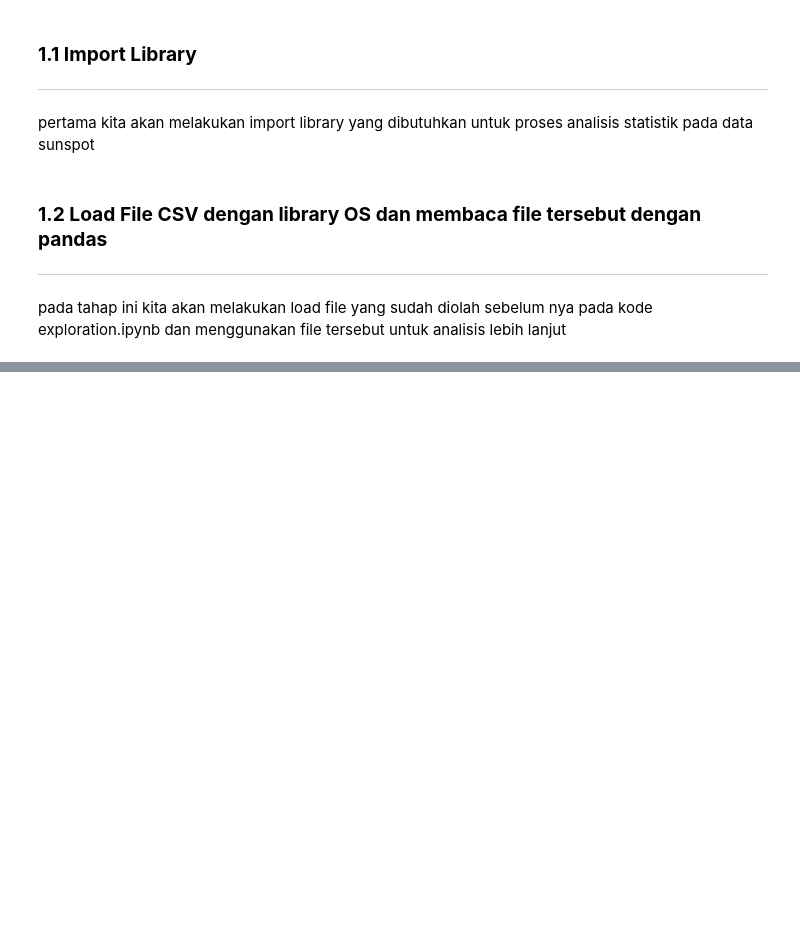
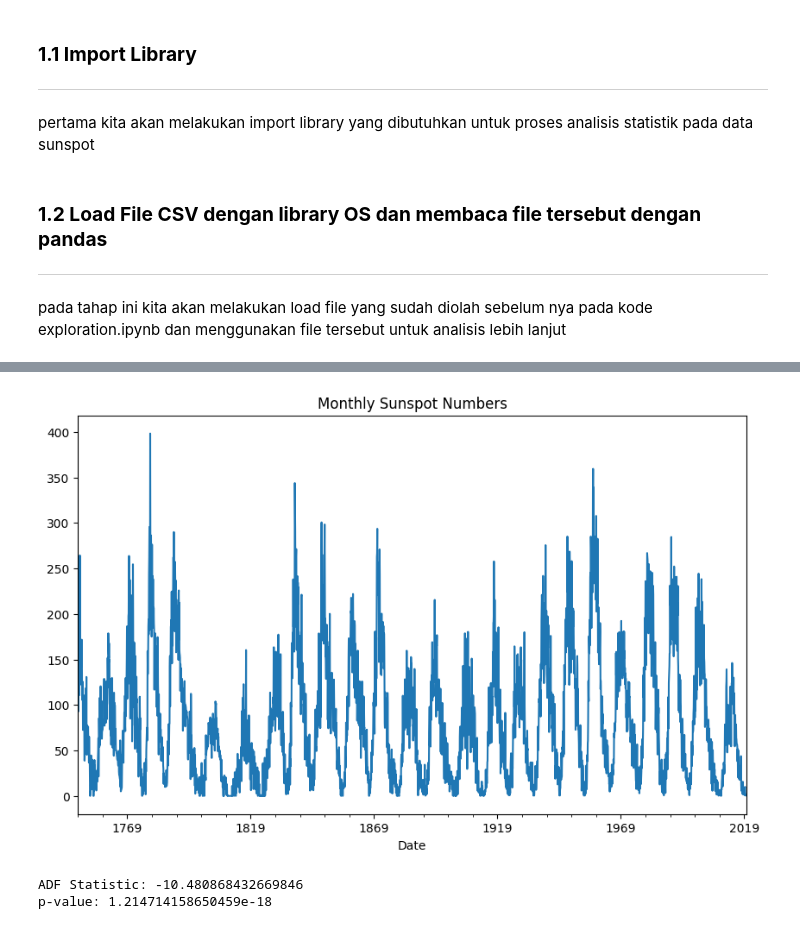
Before and after one commit to BlackBox-Ops/DS-Time-Series-Sunspot, a Jupyter notebook: notebooks/02_statistical_analyst.ipynb, the cells around one changed output, grey strips where cells are left out. Drawn from its saved outputs; the diff is of its cells as text; code cells hidden in the pictures; blank space fills up the shorter version.

```diff
--- a/notebooks/02_statistical_analyst.ipynb
+++ b/notebooks/02_statistical_analyst.ipynb
@@ -53,0 +95,12 @@ File ditemukan: ../data/processed\processed_file.csv
+# %%
+import pandas as pd
+import numpy as np
+import matplotlib.pyplot as plt
+from statsmodels.graphics.tsaplots import plot_acf, plot_pacf
+from statsmodels.tsa.stattools import adfuller
+
+# Load dataset
+data = pd.read_csv('../data/raw/Sunspots.csv', parse_dates=['Date'], index_col='Date')
+
+# Tampilkan beberapa baris pertama untuk melihat struktur data
+print(data.head())
@@ -53,0 +115,3 @@ File ditemukan: ../data/processed\processed_file.csv
+# %%
+data = data.drop(columns='Unnamed: 0', axis=True)
+data.head()
@@ -53,0 +126,24 @@ File ditemukan: ../data/processed\processed_file.csv
+# %%
+sunspots = data['Monthly Mean Total Sunspot Number']
+
+# Plot data Sunspots
+sunspots.plot(figsize=(10, 6))
+plt.title('Monthly Sunspot Numbers')
+plt.show()
+# %% [output]
+[figure, added]
+# %%
+result = adfuller(sunspots.dropna())  # Pastikan tidak ada nilai NaN
+print('ADF Statistic:', result[0])
+print('p-value:', result[1])
+
+if result[1] > 0.05:
+    print("Data tidak stasioner, perlu differencing")
+    # Jika p-value > 0.05, kita dapat mencoba differencing
+    sunspots_diff = sunspots.diff().dropna()
+    sunspots_diff.plot(figsize=(10, 6))
+    plt.title('Differenced Sunspots')
+    plt.show()
+# %% [output]
+ADF Statistic: -10.480868432669846
+p-value: 1.214714158650459e-18
```
Also changed, not shown: parts of 12 cells of this notebook.
